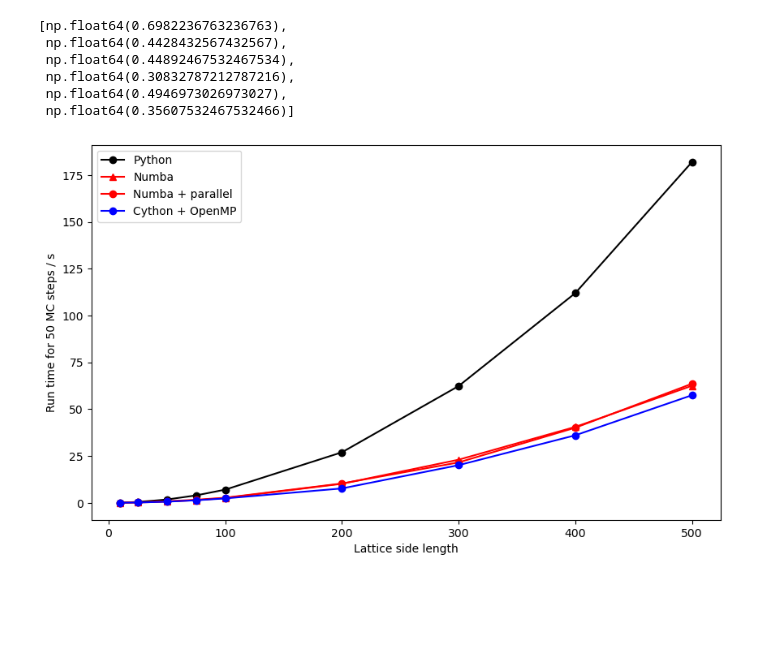
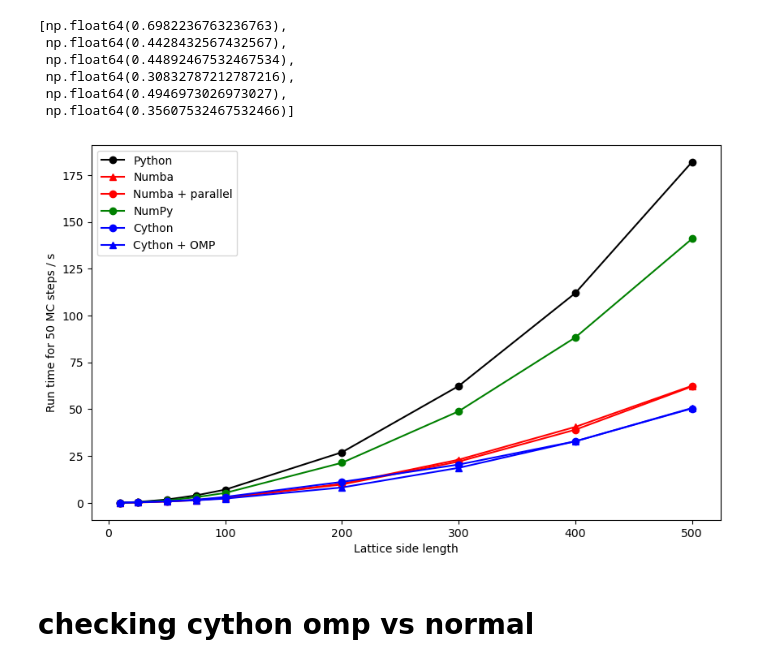
Before and after one commit to summerz04/LebwohlLasher, a Jupyter notebook: LebwohlLasher_Plotting.ipynb, the cells around one changed output. Cells and saved outputs as stored; diff of their text form; code cells hidden in the pictures; blank space fills up the shorter version.

Commit message:
Plotting scalings

```diff
--- a/LebwohlLasher_Plotting.ipynb
+++ b/LebwohlLasher_Plotting.ipynb
@@ -276,40 +279,89 @@ for f in numba_p_files:
     sizes.append(L)
     numba_p_times.append(t)
 
-## ============================== plotting cython + openmp timings =================================##
+## ============================== plotting numpy timings =================================##
+numpy_files = [
+    "timings/scalings/numpy_10.txt",
+    "timings/scalings/numpy_25.txt",
+    "timings/scalings/numpy_50.txt",
+    "timings/scalings/numpy_75.txt",
+    "timings/scalings/numpy_100.txt",
+    "timings/scalings/numpy_200.txt",
+    "timings/scalings/numpy_300.txt",
+    "timings/scalings/numpy_400.txt",
+    "timings/scalings/numpy_500.txt",
+
+]
+
+sizes = []
+numpy_times = []
+
+for f in numpy_files:
+    L, t = extract_size_and_time(f)
+    sizes.append(L)
+    numpy_times.append(t)
+## ============================== plotting cython =================================##
+
+c_files = [
+    "timings/scalings/c_10.txt",
+    "timings/scalings/c_25.txt",
+    "timings/scalings/c_50.txt",
+    "timings/scalings/c_75.txt",
+    "timings/scalings/c_100.txt",
+    "timings/scalings/c_200.txt",
+    "timings/scalings/c_300.txt",
+    "timings/scalings/c_400.txt",
+    "timings/scalings/c_500.txt",
+]
+
+sizes = []
+c_times = []
+
+for f in c_files:
+    L, t = extract_size_and_time(f)
+    sizes.append(L)
+    c_times.append(t)
+
+## ============================== plotting cython + omp =================================##
+
 c_omp_files = [
     "timings/scalings/c_omp_10.txt",
     "timings/scalings/c_omp_25.txt",
     "timings/scalings/c_omp_50.txt",
     "timings/scalings/c_omp_75.txt",
     "timings/scalings/c_omp_100.txt",
     "timings/scalings/c_omp_200.txt",
     "timings/scalings/c_omp_300.txt",
     "timings/scalings/c_omp_400.txt",
     "timings/scalings/c_omp_500.txt",
 ]
 
 sizes = []
 c_omp_times = []
 
 for f in c_omp_files:
     L, t = extract_size_and_time(f)
     sizes.append(L)
     c_omp_times.append(t)
 
+
 ax.plot(sizes, base_times, marker="o", color='black', label='Python')
 ax.plot(sizes, numba_times, marker="^", color='red', label='Numba')
 ax.plot(sizes, numba_p_times, marker="o", color='red', label='Numba + parallel')
-ax.plot(sizes, c_omp_times, marker="o", color='blue', label='Cython + OpenMP')
+ax.plot(sizes, numpy_times, marker="o", color='green', label='NumPy')
+ax.plot(sizes, c_times, marker="o", color='blue', label='Cython')
+ax.plot(sizes, c_omp_times, marker="^", color='blue', label='Cython + OMP')
 
 ax.set_xlabel("Lattice side length")
 ax.set_ylabel("Run time for 50 MC steps / s")
 
 ax.legend()
 plt.show()
 # %% [output]
-[figure, old version]
+[figure, new version]
 # %%
 # plotting time scalings
 
 scaling_size = [10, 25, 50, 75, 100, 200, 300, 400, 500]
+# %% [markdown]
+# checking cython omp vs normal
```
Also changed, not shown: parts of 6 cells of this notebook.
